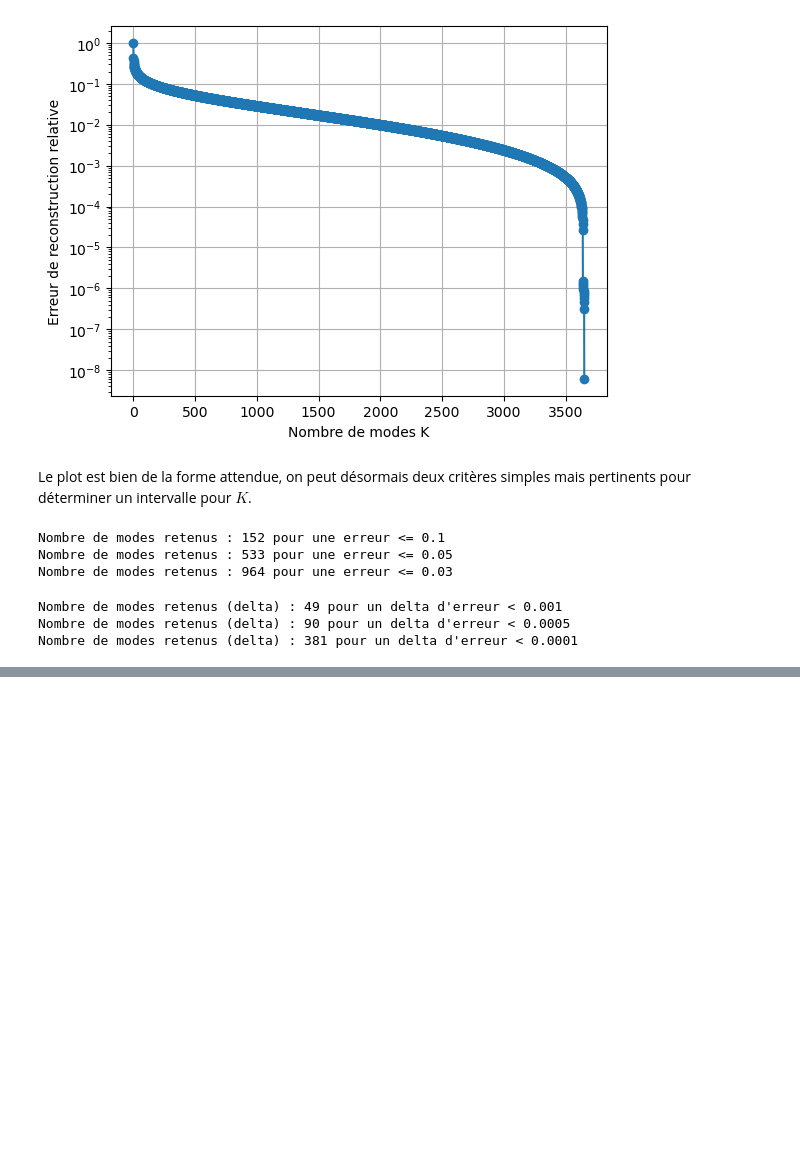
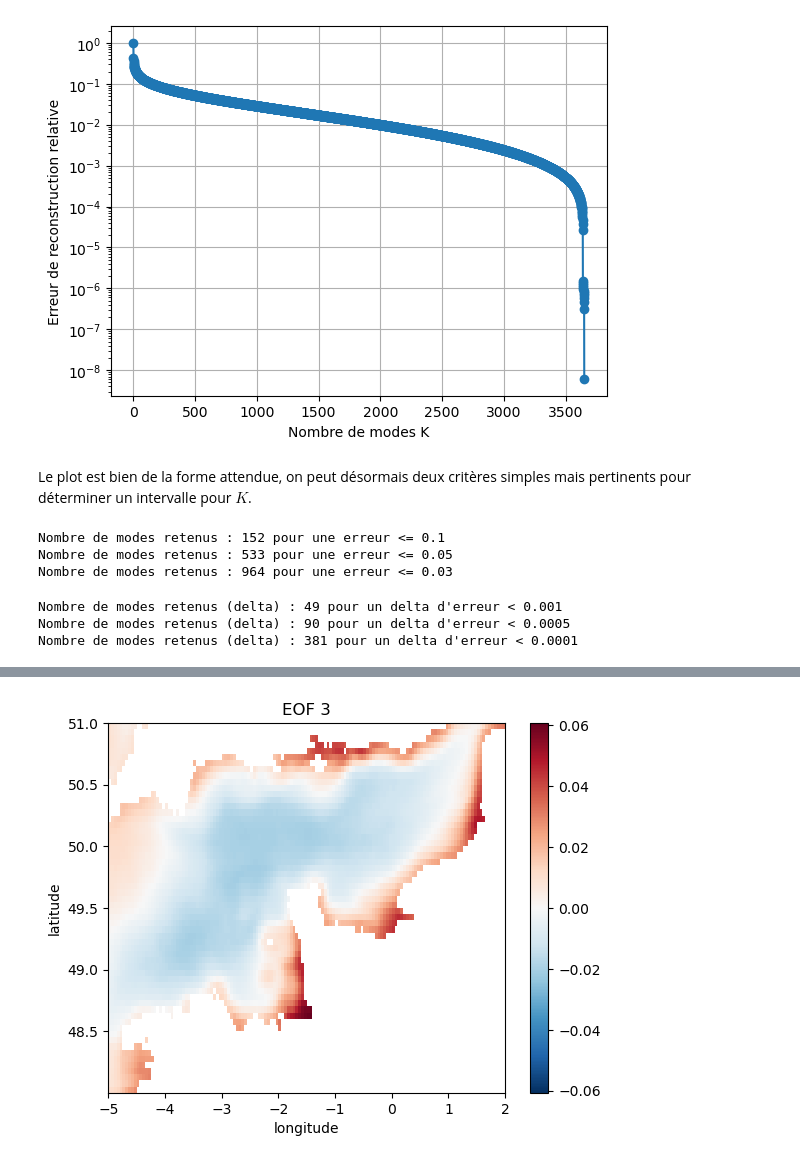
Before and after one commit to mkkuu/m1Project_SciML, a Jupyter notebook: notebooks/statisticalAnalysis/10multivariateAnalysis.ipynb, the cells around one changed output, grey strips where cells are left out. Cells and saved outputs as stored; diff of their text form; code cells hidden in the pictures; blank space fills up the shorter version.

```diff
--- a/notebooks/statisticalAnalysis/10multivariateAnalysis.ipynb
+++ b/notebooks/statisticalAnalysis/10multivariateAnalysis.ipynb
@@ -260,6 +261,6 @@ On retiendra donc $ K = 100 $.
 # %%
 EOFs = xr.DataArray(
-    pca.components_,fixed threshold on error decrease
+    pca.components_,
     dims=("mode", "space"),
     coords={"mode": np.arange(pca.n_components_),
             "space": sstStacked.space}
@@ -270,9 +271,5 @@ EOFs = EOFs.unstack("space")
 EOFs.isel(mode=0).plot()
 plt.title("EOF 1")
 plt.show()
-
-EOFs.isel(mode=1).plot()
-plt.title("EOF 2")
-plt.show()
 # %% [output]
 [figure]
@@ -289,0 +290,6 @@ plt.show()
+# %%
+EOFs.isel(mode=2).plot()
+plt.title("EOF 3")
+plt.show()
+# %% [output]
+[figure, added]
```
Also changed, not shown: parts of 16 cells of this notebook.
